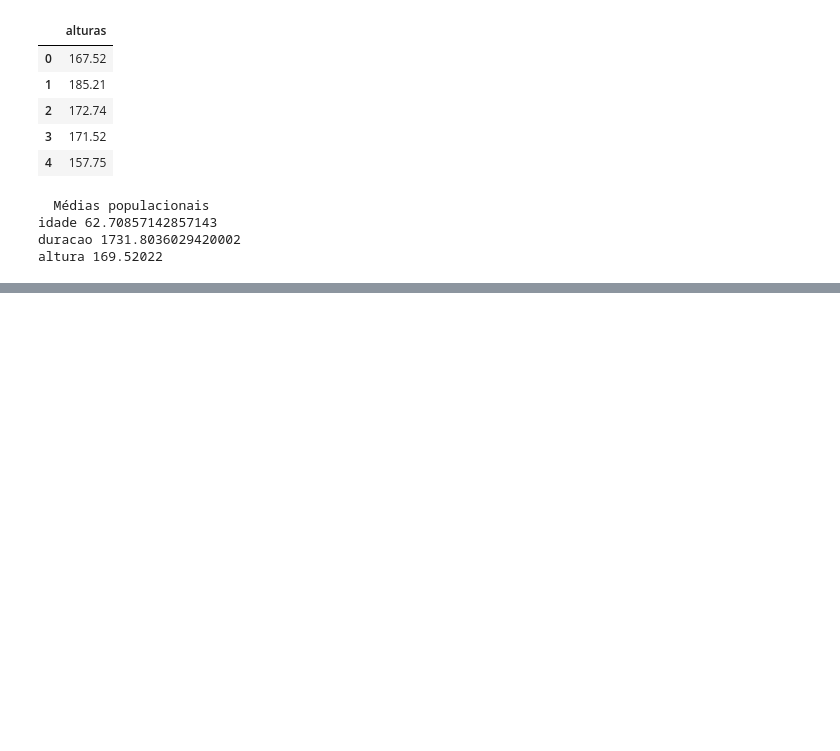
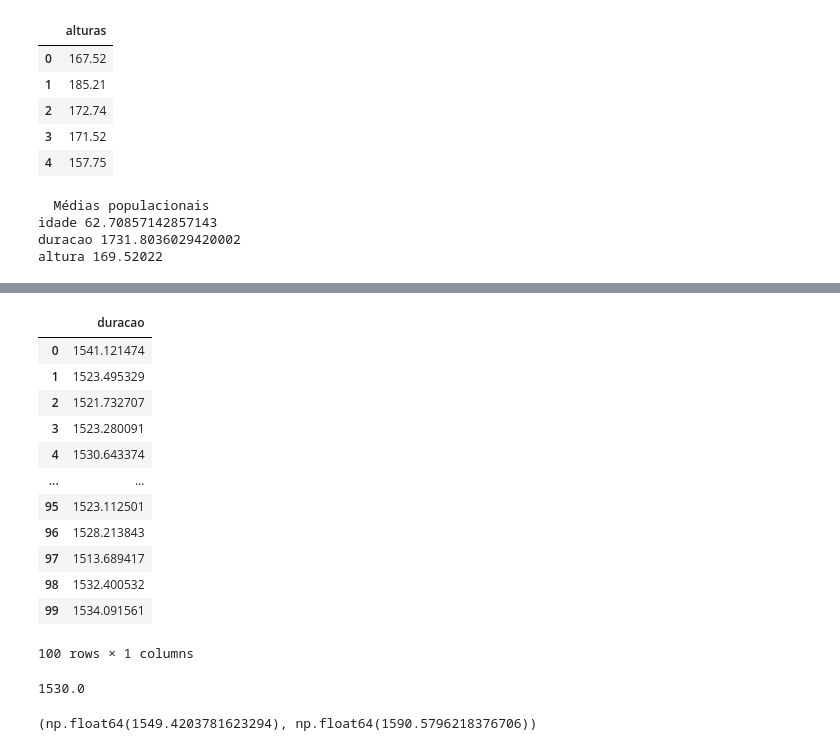
Before and after one commit to GaiasRaphael/Alura, a Jupyter notebook: Ciência de Dados/Data Science/testes_data.ipynb, the cells around one changed output, grey strips where cells are left out. Drawn from its saved outputs; the diff is of its cells as text; code cells hidden in the pictures; blank space fills up the shorter version.

```diff
--- a/Ciência de Dados/Data Science/testes_data.ipynb
+++ b/Ciência de Dados/Data Science/testes_data.ipynb
@@ -161,0 +163,3 @@ np.float64(1731.8036029420002)
+# %%
+df_natalinas = pd.read_csv ("data/experimento_lampadas_natalinas.csv")
+df_natalinas.head()
@@ -161,0 +173,21 @@ np.float64(1731.8036029420002)
+# %%
+df_natalinas.drop(columns="Unnamed: 0")
+# %% [output]
+|  | duracao |
+| 0 | 1541.121474 |
+| 1 | 1523.495329 |
+| 2 | 1521.732707 |
+| 3 | 1523.280091 |
+| 4 | 1530.643374 |
+| ... | ... |
+| 95 | 1523.112501 |
+| 96 | 1528.213843 |
+| 97 | 1513.689417 |
+| 98 | 1532.400532 |
+| 99 | 1534.091561 |
+100 rows × 1 columns
+# %%
+media = df_natalinas["duracao"].mean()
+print (media.round())
+# %% [output]
+1530.0
@@ -161,0 +200,4 @@ np.float64(1731.8036029420002)
+# %%
+print(intervalo)
+# %% [output]
+(np.float64(1549.4203781623294), np.float64(1590.5796218376706))
```
Also changed, not shown: parts of 23 cells of this notebook.
